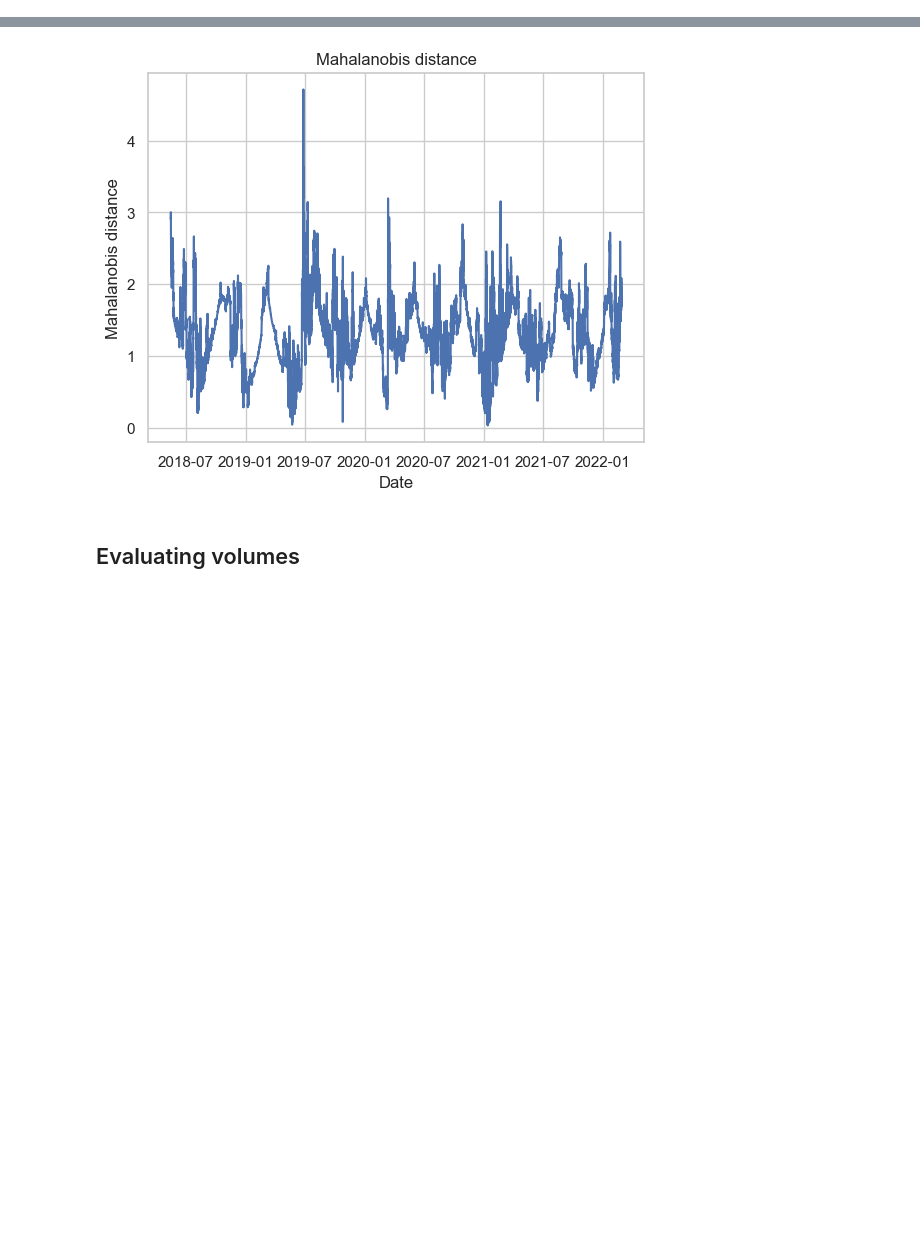
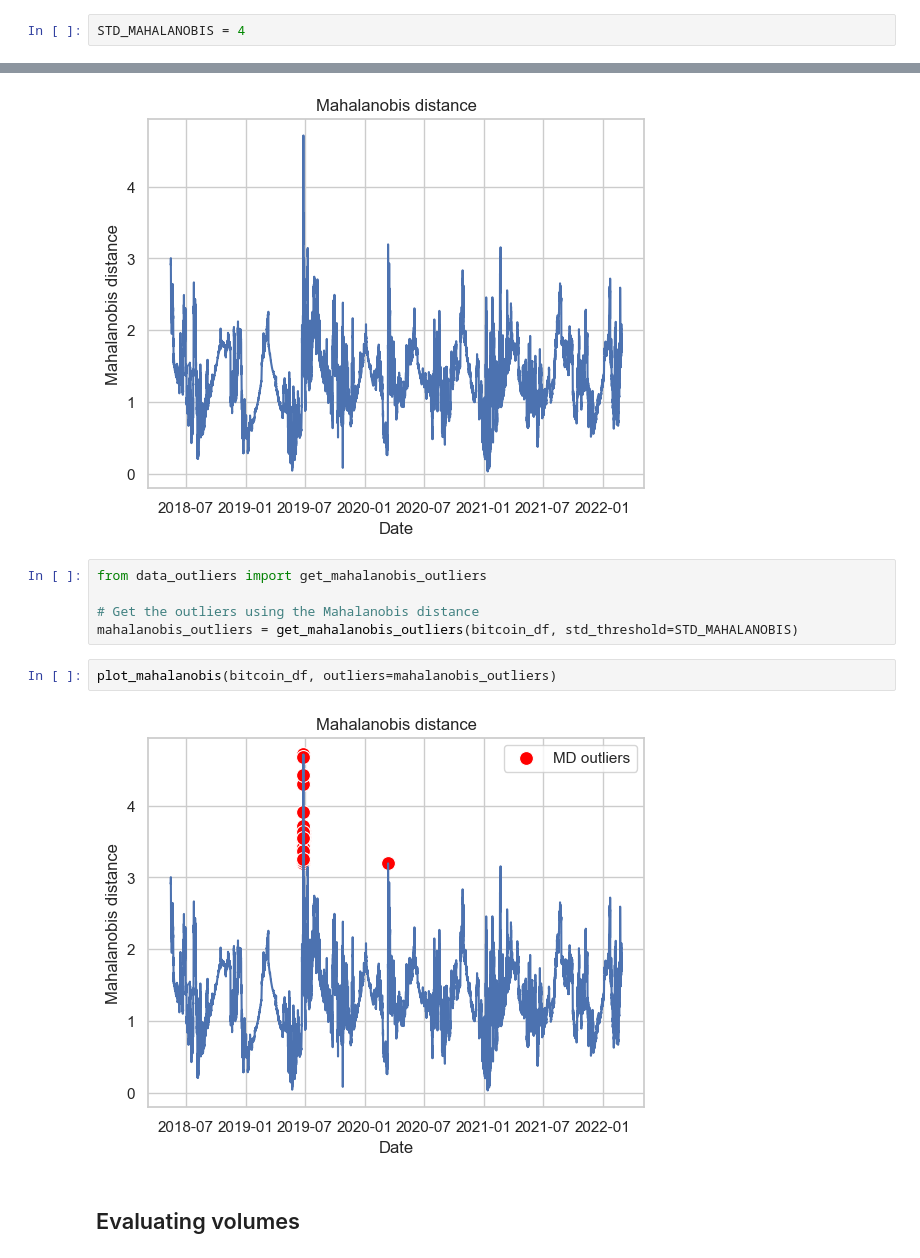
Before and after one commit to iAndRYou/anomalies, a Jupyter notebook: model.ipynb, the cells around one changed output, grey strips where cells are left out. Drawn from its saved outputs; the diff is of its cells as text; blank space fills up the shorter version.

Commit message:
plot distance outliers

```diff
--- a/model.ipynb
+++ b/model.ipynb
@@ -68,9 +68,20 @@ plot_mahalanobis_distribution(bitcoin_df)
 # %% [markdown]
 ### Evaluating prices based on Mahalanobis distance
+# %%
+STD_MAHALANOBIS = 4
 # %%
 plot_mahalanobis(bitcoin_df)
 # %% [output]
 [figure]
+# %%
+from data_outliers import get_mahalanobis_outliers
+
+# Get the outliers using the Mahalanobis distance
+mahalanobis_outliers = get_mahalanobis_outliers(bitcoin_df, std_threshold=STD_MAHALANOBIS)
+# %%
+plot_mahalanobis(bitcoin_df, outliers=mahalanobis_outliers)
+# %% [output]
+[figure, added]
 # %% [markdown]
 ## Evaluating volumes
 # %%
```
Also changed, not shown: parts of 10 cells of this notebook, 1 other file.
